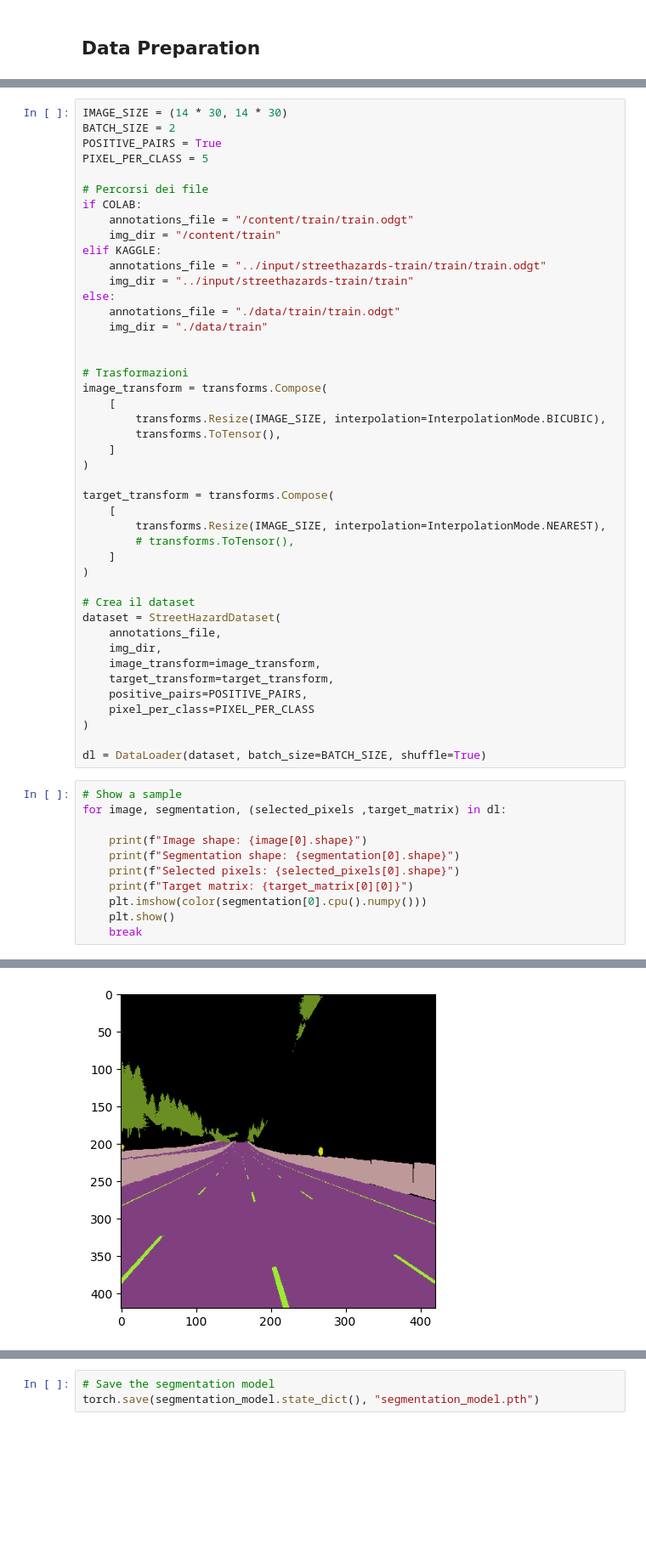
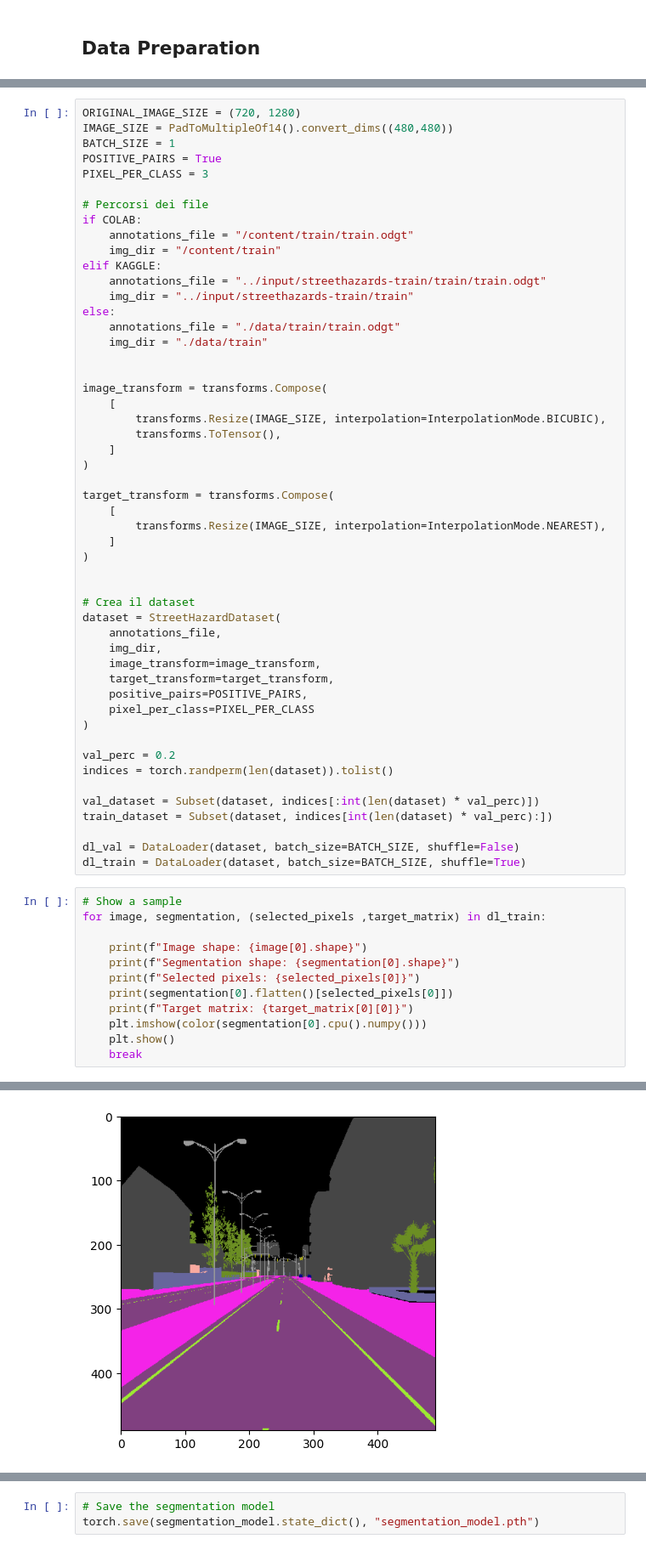
Before and after one commit to liuktc/ML4CV_Assignment, a Jupyter notebook: main.ipynb, the cells around one changed output, grey strips where cells are left out. Shown at 85% size. Drawn from its saved outputs; the diff is of its cells as text; blank space fills up the shorter version.

```diff
--- a/dataset_LAST.ipynb
+++ b/main.ipynb
@@ -188,8 +42,9 @@ class StreetHazardDataset(Dataset):
 # %%
-IMAGE_SIZE = (14 * 30, 14 * 30)
-BATCH_SIZE = 2
+ORIGINAL_IMAGE_SIZE = (720, 1280)
+IMAGE_SIZE = PadToMultipleOf14().convert_dims((480,480))
+BATCH_SIZE = 1
 POSITIVE_PAIRS = True
-PIXEL_PER_CLASS = 5
+PIXEL_PER_CLASS = 3
 
 # Percorsi dei file
 if COLAB:
@@ -203,7 +58,6 @@ else:
     img_dir = "./data/train"
 
 
-# Trasformazioni
 image_transform = transforms.Compose(
     [
         transforms.Resize(IMAGE_SIZE, interpolation=InterpolationMode.BICUBIC),
@@ -214,9 +68,9 @@ image_transform = transforms.Compose(
 target_transform = transforms.Compose(
     [
         transforms.Resize(IMAGE_SIZE, interpolation=InterpolationMode.NEAREST),
-        # transforms.ToTensor(),
     ]
 )
+
 
 # Crea il dataset
 dataset = StreetHazardDataset(
@@ -228,14 +82,22 @@ dataset = StreetHazardDataset(
     pixel_per_class=PIXEL_PER_CLASS
 )
 
-dl = DataLoader(dataset, batch_size=BATCH_SIZE, shuffle=True)
+val_perc = 0.2
+indices = torch.randperm(len(dataset)).tolist()
+
+val_dataset = Subset(dataset, indices[:int(len(dataset) * val_perc)])
+train_dataset = Subset(dataset, indices[int(len(dataset) * val_perc):])
+
+dl_val = DataLoader(dataset, batch_size=BATCH_SIZE, shuffle=False)
+dl_train = DataLoader(dataset, batch_size=BATCH_SIZE, shuffle=True)
 # %%
 # Show a sample
-for image, segmentation, (selected_pixels ,target_matrix) in dl:
+for image, segmentation, (selected_pixels ,target_matrix) in dl_train:
 
     print(f"Image shape: {image[0].shape}")
     print(f"Segmentation shape: {segmentation[0].shape}")
-    print(f"Selected pixels: {selected_pixels[0].shape}")
+    print(f"Selected pixels: {selected_pixels[0]}")
+    print(segmentation[0].flatten()[selected_pixels[0]])
     print(f"Target matrix: {target_matrix[0][0]}")
     plt.imshow(color(segmentation[0].cpu().numpy()))
     plt.show()
@@ -252 +118 @@ Target matrix: tensor([1, 1, 1, 1, 1, 1, 1, 1, 1, 0, 0, 0, 0, 0, 0, 0, 0, 0, 0,
-[figure, old version]
+[figure, new version]
```
Also changed, not shown: parts of 26 cells of this notebook, 7 other files.
